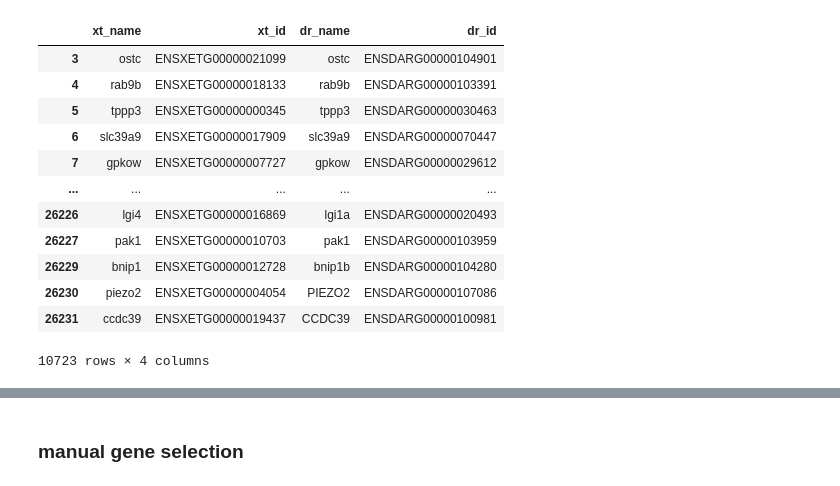
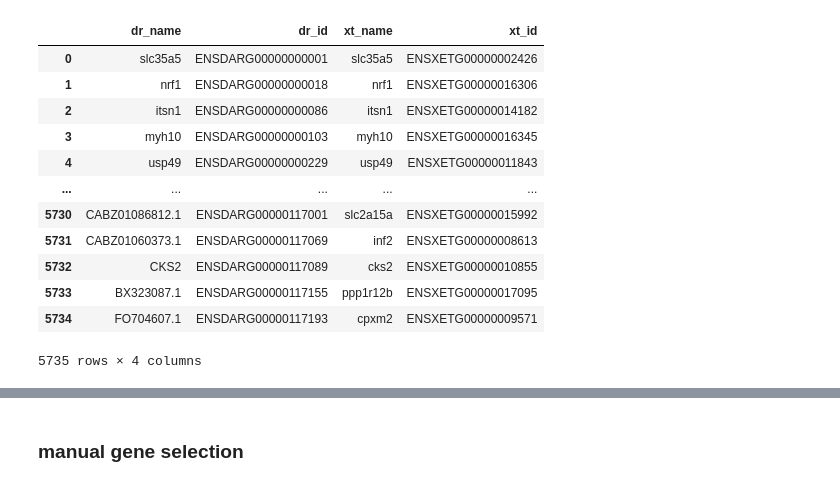
Before and after one commit to siebrenf/TSA, a Jupyter notebook: between_species.ipynb, the cells around one changed output, grey strips where cells are left out. Drawn from its saved outputs; the diff is of its cells as text; code cells hidden in the pictures.

```diff
--- a/between_species.ipynb
+++ b/between_species.ipynb
@@ -20,37 +17,43 @@ def get_cost_matrix(template_tpms, query_tpms, metric='euclidean'):
 # %%
 # get all orthologue genes
-df = pd.read_csv("orthologs/mart_export.txt", sep="\t", dtype=str)
+df = pd.read_csv("orthologs/DR_XT_orthologs.tsv", sep="\t", dtype=str)
 df = df.rename(columns={
     "Tropical clawed frog gene name": "xt_name",
     "Tropical clawed frog gene stable ID": "xt_id",
     "Gene name": "dr_name",
     "Gene stable ID": "dr_id",
 }, errors="raise")
+
+# filter genes
+df = df[df['Tropical clawed frog homology type'] == 'ortholog_one2one']
+df = df[["dr_name", "dr_id", "xt_name", "xt_id"]]
 df = df.dropna(subset=["xt_id", "dr_id"])
+df = df.drop_duplicates()
 
 tpm_file = "data/GRCz11-TPM.tsv"
 tpms = pd.read_csv(tpm_file, sep="\t", index_col=0)
-
 df = df[df["dr_id"].isin(tpms.index)]
 
 tpm_file = "data/XT9.1-TPM.tsv"
 tpms = pd.read_csv(tpm_file, sep="\t", index_col=0)
-
 df = df[df["xt_id"].isin(tpms.index)]
 
-orthologs = df
+orthologs = df.sort_values("dr_id", ignore_index=True)
+del df
+del tpms
+
 orthologs
 # %% [output]
-|  | xt_name | xt_id | dr_name | dr_id |
-| 3 | ostc | ENSXETG00000021099 | ostc | ENSDARG00000104901 |
-| 4 | rab9b | ENSXETG00000018133 | rab9b | ENSDARG00000103391 |
-| 5 | tppp3 | ENSXETG00000000345 | tppp3 | ENSDARG00000030463 |
-| 6 | slc39a9 | ENSXETG00000017909 | slc39a9 | ENSDARG00000070447 |
-| 7 | gpkow | ENSXETG00000007727 | gpkow | ENSDARG00000029612 |
+|  | dr_name | dr_id | xt_name | xt_id |
+| 0 | slc35a5 | ENSDARG00000000001 | slc35a5 | ENSXETG00000002426 |
+| 1 | nrf1 | ENSDARG00000000018 | nrf1 | ENSXETG00000016306 |
+| 2 | itsn1 | ENSDARG00000000086 | itsn1 | ENSXETG00000014182 |
+| 3 | myh10 | ENSDARG00000000103 | myh10 | ENSXETG00000016345 |
+| 4 | usp49 | ENSDARG00000000229 | usp49 | ENSXETG00000011843 |
 | ... | ... | ... | ... | ... |
-| 26226 | lgi4 | ENSXETG00000016869 | lgi1a | ENSDARG00000020493 |
-| 26227 | pak1 | ENSXETG00000010703 | pak1 | ENSDARG00000103959 |
-| 26229 | bnip1 | ENSXETG00000012728 | bnip1b | ENSDARG00000104280 |
-| 26230 | piezo2 | ENSXETG00000004054 | PIEZO2 | ENSDARG00000107086 |
-| 26231 | ccdc39 | ENSXETG00000019437 | CCDC39 | ENSDARG00000100981 |
+| 5730 | CABZ01086812.1 | ENSDARG00000117001 | slc2a15a | ENSXETG00000015992 |
+| 5731 | CABZ01060373.1 | ENSDARG00000117069 | inf2 | ENSXETG00000008613 |
+| 5732 | CKS2 | ENSDARG00000117089 | cks2 | ENSXETG00000010855 |
+| 5733 | BX323087.1 | ENSDARG00000117155 | ppp1r12b | ENSXETG00000017095 |
+| 5734 | FO704607.1 | ENSDARG00000117193 | cpxm2 | ENSXETG00000009571 |
-10723 rows × 4 columns
+5735 rows × 4 columns
```
Also changed, not shown: parts of 44 cells of this notebook, 5 other files.
